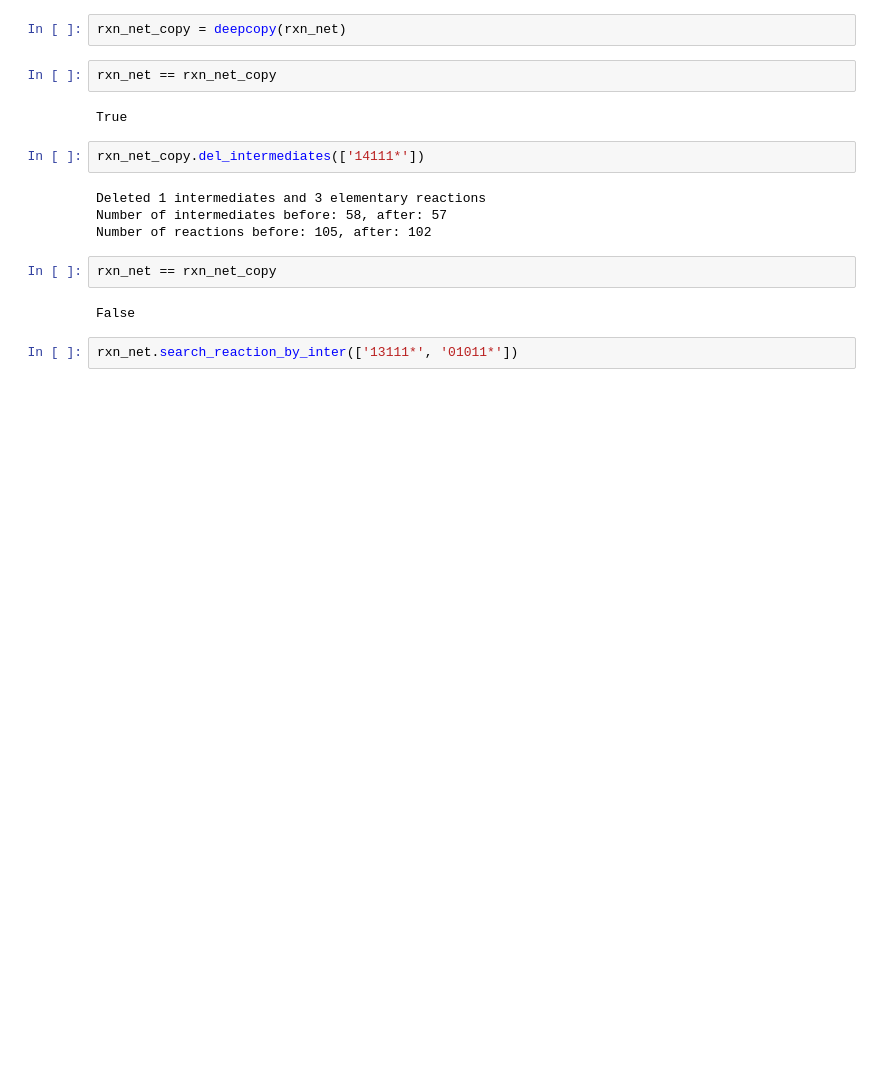
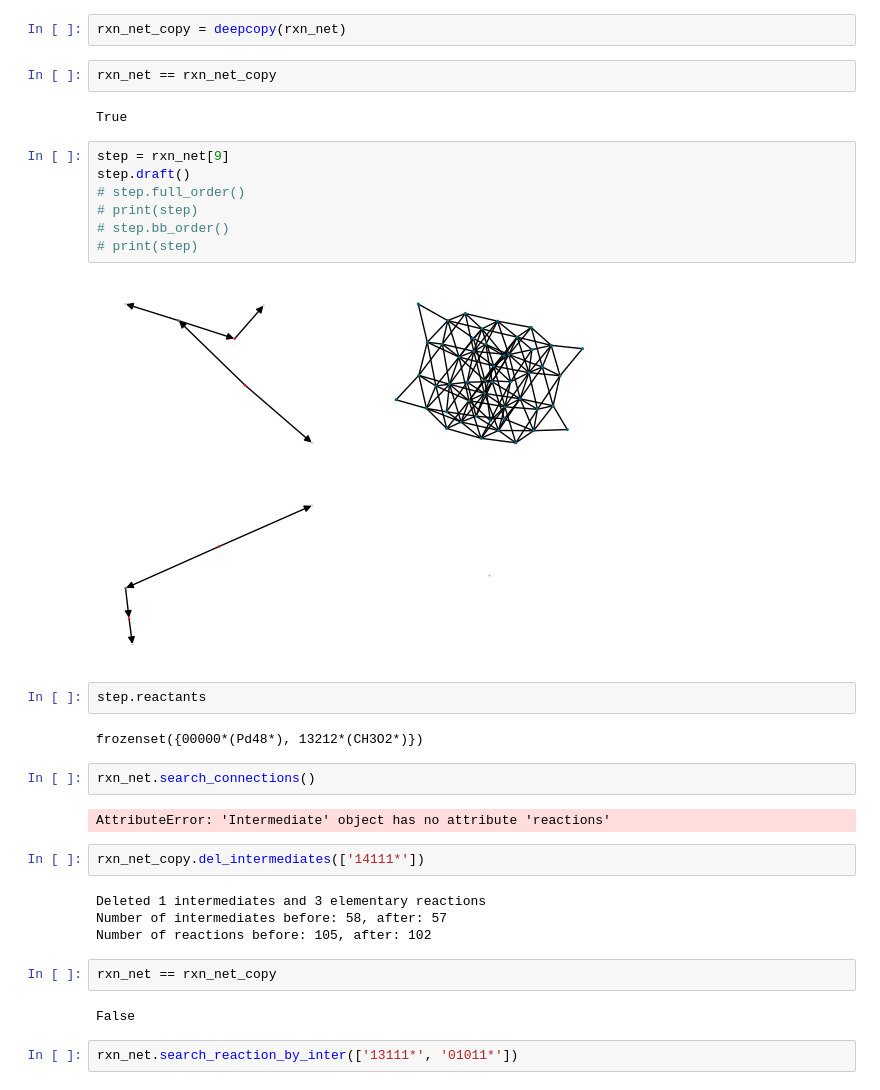
Before and after one commit to LopezGroup-ICIQ/care, a Jupyter notebook: notebooks/rxn_mk.ipynb, the cells around one changed output. Saved outputs shown, nothing was run; the diff lists cells and outputs as text; blank space fills up the shorter version.

```diff
--- a/notebooks/rxn_mk.ipynb
+++ b/notebooks/rxn_mk.ipynb
@@ -24,6 +57,23 @@ rxn_net_copy = deepcopy(rxn_net)
 rxn_net == rxn_net_copy
 # %% [output]
 True
+# %%
+step = rxn_net[9]
+step.draft()
+# step.full_order()
+# print(step)
+# step.bb_order()
+# print(step)
+# %% [output]
+[figure, added]
+# %%
+step.reactants
+# %% [output]
+frozenset({00000*(Pd48*), 13212*(CH3O2*)})
+# %%
+rxn_net.search_connections()
+# %% [output]
+AttributeError: 'Intermediate' object has no attribute 'reactions'
 # %%
 rxn_net_copy.del_intermediates(['14111*'])
 # %% [output]
```
Also changed, not shown: parts of 2 cells of this notebook, 8 other files.
